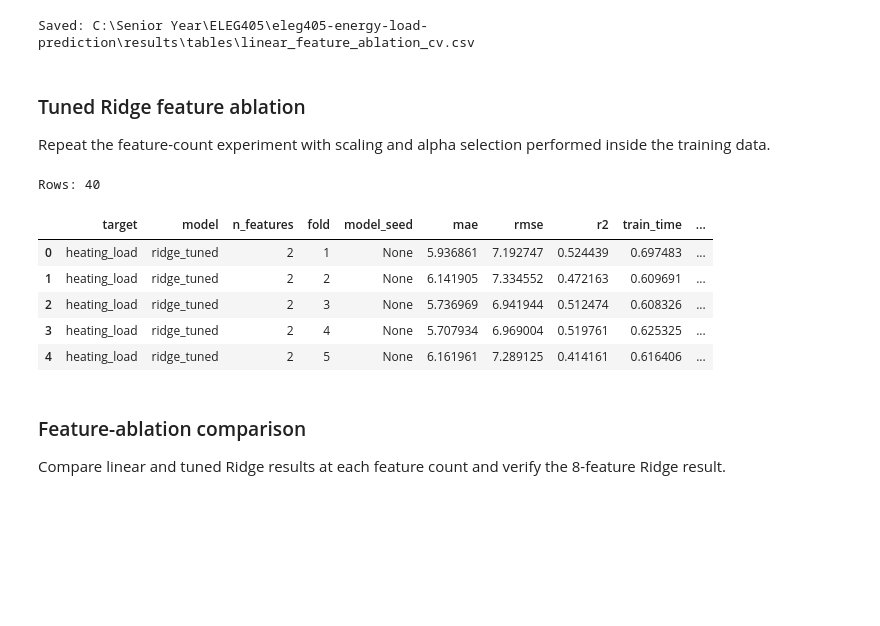
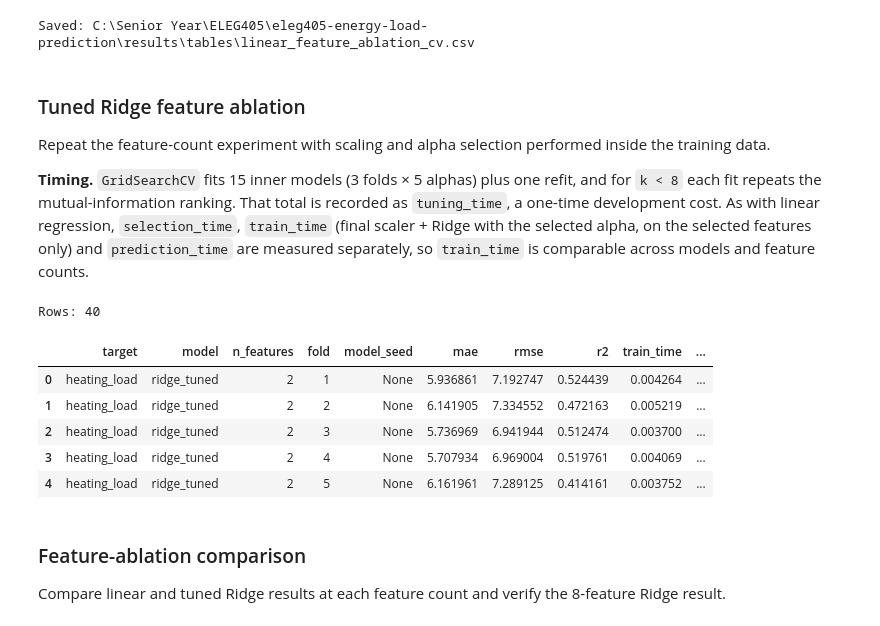
Before and after one commit to jacob-baker25/eleg405-energy-load-prediction, a Jupyter notebook: notebooks/02_linear_ridge_jacob.ipynb, the cells around one changed output. Cells and saved outputs as stored; diff of their text form; code cells hidden in the pictures; blank space fills up the shorter version.

```diff
--- a/notebooks/02_linear_ridge_jacob.ipynb
+++ b/notebooks/02_linear_ridge_jacob.ipynb
@@ -851,6 +878,8 @@ Saved: C:\Senior Year\ELEG405\eleg405-energy-load-prediction\results\tables\line
 ### Tuned Ridge feature ablation
 
 Repeat the feature-count experiment with scaling and alpha selection performed inside the training data.
+
+**Timing.** `GridSearchCV` fits 15 inner models (3 folds × 5 alphas) plus one refit, and for `k < 8` each fit repeats the mutual-information ranking. That total is recorded as `tuning_time`, a one-time development cost. As with linear regression, `selection_time`, `train_time` (final scaler + Ridge with the selected alpha, on the selected features only) and `prediction_time` are measured separately, so `train_time` is comparable across models and feature counts.
 # %%
 def make_ridge_pipeline(k):
     steps = []
@@ -889,6 +918,7 @@ for target in TARGET_COLUMNS:
             y_train = y_dev[target].iloc[train_idx]
             y_val = y_dev[target].iloc[val_idx]
 
+            # Accuracy: nested alpha search (feature selection + scaling + Ridge)
             search = GridSearchCV(
                 estimator=make_ridge_pipeline(k),
                 param_grid=param_grid,
@@ -896,42 +926,67 @@ for target in TARGET_COLUMNS:
                 cv=inner_cv,
                 refit=True,
             )
 
+            # Timing: the whole search is the tuning cost
             start = perf_counter()
             search.fit(X_train, y_train)
-            train_time = perf_counter() - start
+            tuning_time = perf_counter() - start
 
-            start = perf_counter()
             predictions = search.predict(X_val)
-            prediction_time = perf_counter() - start
+            best_alpha = search.best_params_["model__alpha"]
+
+            # Timing step 1: feature selection on its own
+            if k < len(FEATURE_COLUMNS):
+                start = perf_counter()
+                selector = make_selector(k).fit(X_train, y_train)
+                selection_time = perf_counter() - start
+                selected = X_train.columns[selector.get_support()]
+            else:
+                selection_time = 0.0
+                selected = X_train.columns
+
+            X_train_k = X_train[selected]
+            X_val_k = X_val[selected]
+
+            # Timing step 2: final model training only (selected alpha)
+            final_model = Pipeline([
+                ("scaler", StandardScaler()),
+                ("model", Ridge(alpha=best_alpha)),
+            ])
+            train_time = median_time(lambda: final_model.fit(X_train_k, y_train))
+
+            # Timing step 3: prediction only
+            prediction_time = median_time(lambda: final_model.predict(X_val_k))
 
             ridge_ablation_results.append({
                 "target": target,
                 "model": "ridge_tuned",
                 "n_features": k,
                 "fold": fold,
                 "model_seed": None,
                 "mae": mean_absolute_error(y_val, predictions),
                 "rmse": mean_squared_error(y_val, predictions) ** 0.5,
                 "r2": r2_score(y_val, predictions),
                 "train_time": train_time,
                 "prediction_time": prediction_time,
-                "best_alpha": search.best_params_["model__alpha"],
+                "selection_time": selection_time,
+                "tuning_time": tuning_time,
+                "best_alpha": best_alpha,
                 "inner_cv_rmse": -search.best_score_,
             })
 
 ridge_ablation_df = pd.DataFrame(ridge_ablation_results)
 
 print("Rows:", len(ridge_ablation_df))
 ridge_ablation_df.head()
 # %% [output]
 Rows: 40
 |  | target | model | n_features | fold | model_seed | mae | rmse | r2 | train_time | ... |
-| 0 | heating_load | ridge_tuned | 2 | 1 | None | 5.936861 | 7.192747 | 0.524439 | 0.697483 | ... |
-| 1 | heating_load | ridge_tuned | 2 | 2 | None | 6.141905 | 7.334552 | 0.472163 | 0.609691 | ... |
-| 2 | heating_load | ridge_tuned | 2 | 3 | None | 5.736969 | 6.941944 | 0.512474 | 0.608326 | ... |
-| 3 | heating_load | ridge_tuned | 2 | 4 | None | 5.707934 | 6.969004 | 0.519761 | 0.625325 | ... |
-| 4 | heating_load | ridge_tuned | 2 | 5 | None | 6.161961 | 7.289125 | 0.414161 | 0.616406 | ... |
+| 0 | heating_load | ridge_tuned | 2 | 1 | None | 5.936861 | 7.192747 | 0.524439 | 0.004264 | ... |
+| 1 | heating_load | ridge_tuned | 2 | 2 | None | 6.141905 | 7.334552 | 0.472163 | 0.005219 | ... |
+| 2 | heating_load | ridge_tuned | 2 | 3 | None | 5.736969 | 6.941944 | 0.512474 | 0.003700 | ... |
+| 3 | heating_load | ridge_tuned | 2 | 4 | None | 5.707934 | 6.969004 | 0.519761 | 0.004069 | ... |
+| 4 | heating_load | ridge_tuned | 2 | 5 | None | 6.161961 | 7.289125 | 0.414161 | 0.003752 | ... |
 # %% [markdown]
 ### Feature-ablation comparison
 
```
Also changed, not shown: parts of 18 cells of this notebook, 12 other files.
